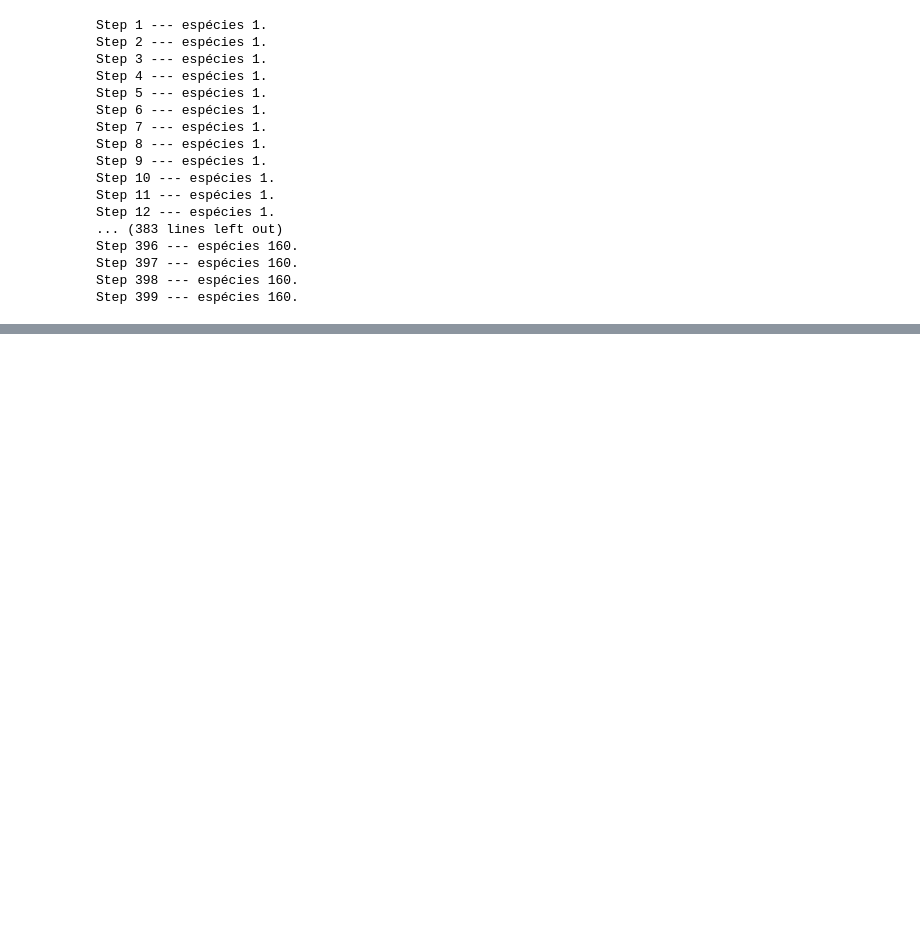
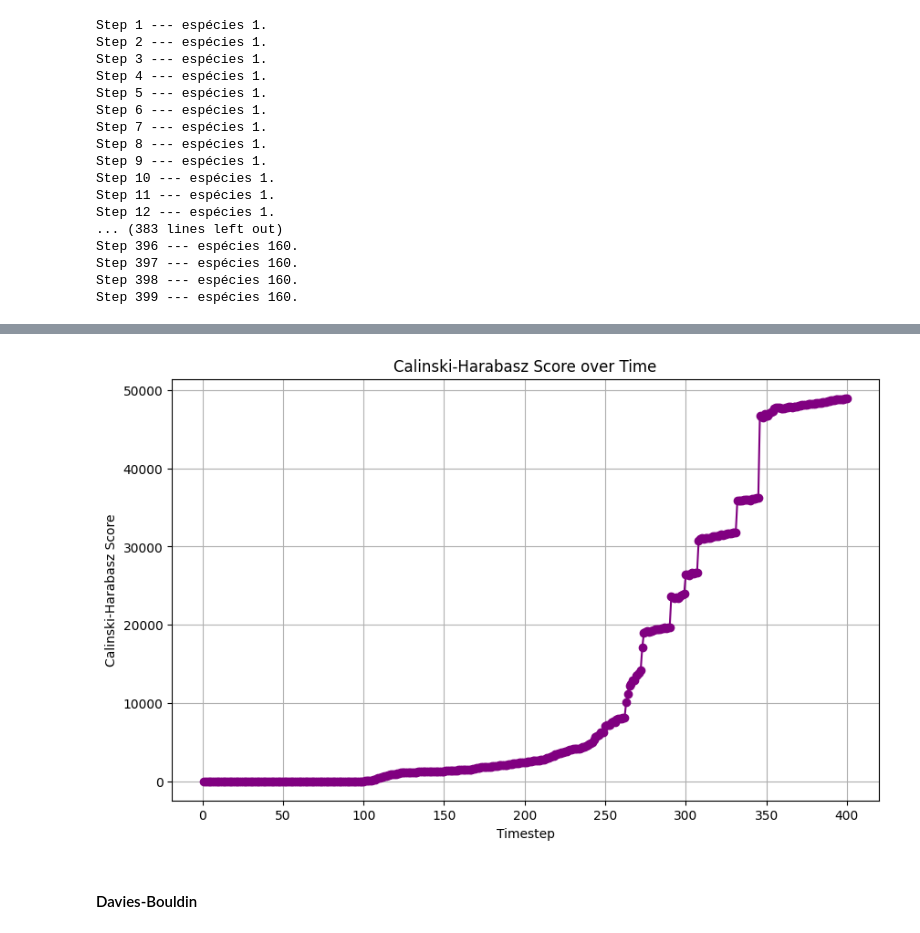
Before and after one commit to Gustavoaluiz/amns_pops, a Jupyter notebook: artur.ipynb, the cells around one changed output, grey strips where cells are left out. Saved outputs shown, nothing was run; the diff lists cells and outputs as text; code cells hidden in the pictures; blank space fills up the shorter version.

```diff
--- a/artur.ipynb
+++ b/artur.ipynb
@@ -404,0 +466,17 @@ Step 399 --- espécies 160.
+# %%
+calinski_harabasz_scores = []
+
+for timestep in range(n_data):
+    try:
+        print(timestep)
+        data_clusters = get_clusters(timestep=timestep)
+
+        X = data_clusters.drop(columns=['Cluster', 'id'], errors='ignore')
+        labels = data_clusters['Cluster']
+
+        ch_score = calinski_harabasz_score(X, labels)
+
+    except:
+        ch_score = 0
+
+    calinski_harabasz_scores.append(ch_score)
@@ -404,0 +501,12 @@ Step 399 --- espécies 160.
+# %%
+plt.figure(figsize=(10, 6))
+plt.plot(timesteps, calinski_harabasz_scores, marker='o', linestyle='-', color='purple')
+plt.xlabel('Timestep')
+plt.ylabel('Calinski-Harabasz Score')
+plt.title('Calinski-Harabasz Score over Time')
+plt.grid()
+plt.show()
+# %% [output]
+[figure, added]
+# %% [markdown]
+#### Davies-Bouldin
```
Also changed, not shown: parts of 16 cells of this notebook, 2 other files.
